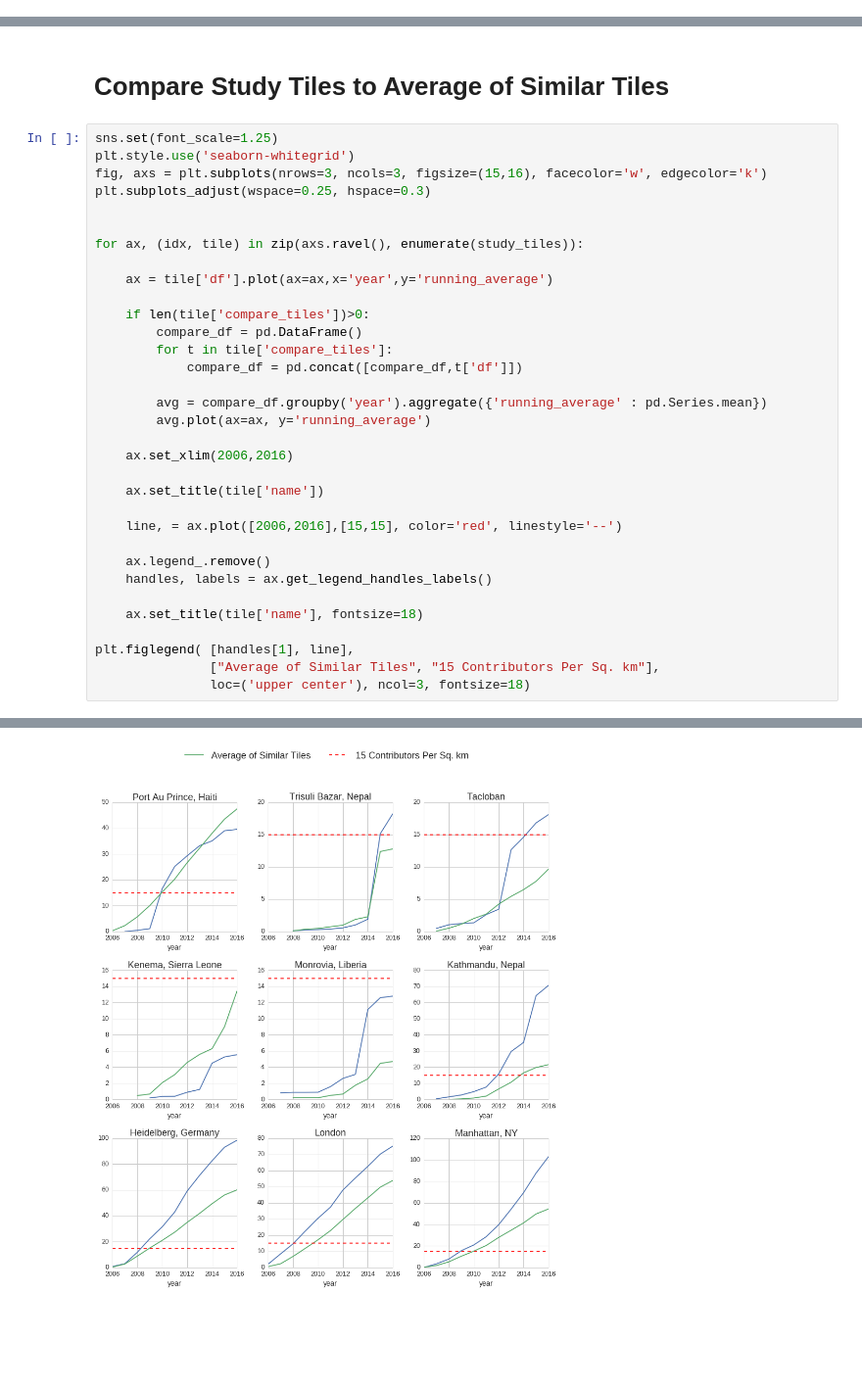
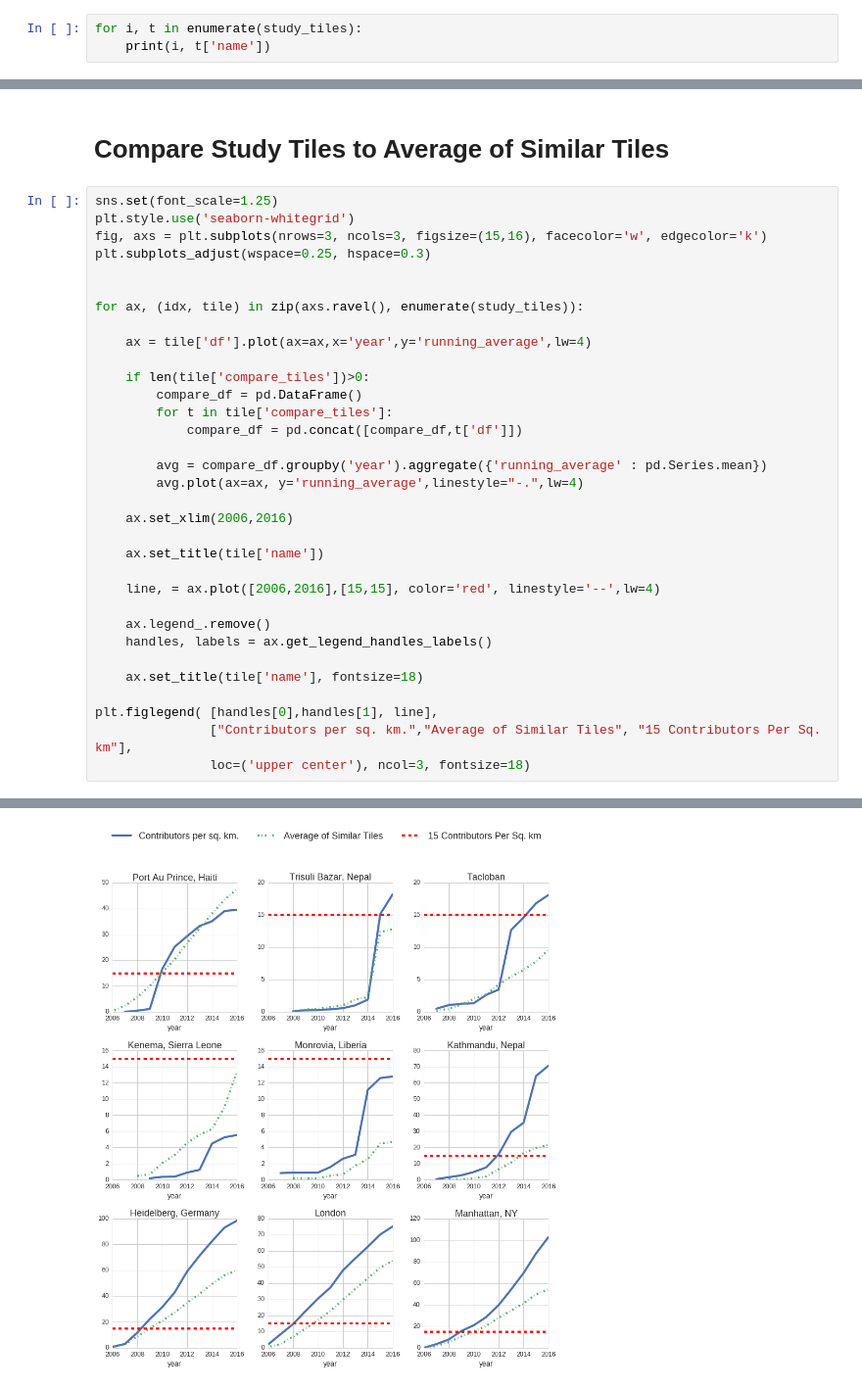
Before and after one commit to jenningsanderson/contributor-centric-qa, a Jupyter notebook: Metric 1 - Contributor Density Per Sq Km.ipynb, the cells around one changed output, grey strips where cells are left out. Shown at 98% size. Cells and saved outputs as stored; diff of their text form; blank space fills up the shorter version.

Commit message:
adding the individual tiles

```diff
--- a/Metric 1 - Contributor Density Per Sq Km.ipynb
+++ b/Metric 1 - Contributor Density Per Sq Km.ipynb
@@ -84,3 +84,6 @@ for tile in study_tiles:
 120203320232 ............Heidelberg, Germany
 031313131103 ............London
 032010110132 ............Manhattan, NY
+# %%
+for i, t in enumerate(study_tiles):
+    print(i, t['name'])
@@ -221,36 +234,36 @@ plt.suptitle("Compare Tiles for {0}".format(study_tiles[study_tile_idx]['name'])
 # %%
 sns.set(font_scale=1.25)
 plt.style.use('seaborn-whitegrid')
 fig, axs = plt.subplots(nrows=3, ncols=3, figsize=(15,16), facecolor='w', edgecolor='k')
 plt.subplots_adjust(wspace=0.25, hspace=0.3)
 
 
 for ax, (idx, tile) in zip(axs.ravel(), enumerate(study_tiles)):
 
-    ax = tile['df'].plot(ax=ax,x='year',y='running_average')
+    ax = tile['df'].plot(ax=ax,x='year',y='running_average',lw=4)
 
     if len(tile['compare_tiles'])>0:
         compare_df = pd.DataFrame()
         for t in tile['compare_tiles']:
             compare_df = pd.concat([compare_df,t['df']])
 
         avg = compare_df.groupby('year').aggregate({'running_average' : pd.Series.mean})
-        avg.plot(ax=ax, y='running_average')
+        avg.plot(ax=ax, y='running_average',linestyle="-.",lw=4)
 
     ax.set_xlim(2006,2016)
 
     ax.set_title(tile['name'])
 
-    line, = ax.plot([2006,2016],[15,15], color='red', linestyle='--')
+    line, = ax.plot([2006,2016],[15,15], color='red', linestyle='--',lw=4)
 
     ax.legend_.remove()
     handles, labels = ax.get_legend_handles_labels()
 
     ax.set_title(tile['name'], fontsize=18)
 
-plt.figlegend( [handles[1], line],
-               ["Average of Similar Tiles", "15 Contributors Per Sq. km"],
+plt.figlegend( [handles[0],handles[1], line],
+               ["Contributors per sq. km.","Average of Similar Tiles", "15 Contributors Per Sq. km"],
                loc=('upper center'), ncol=3, fontsize=18)
 # %% [output]
 <matplotlib.legend.Legend at 0x...>
-[figure, old version]
+[figure, new version]
```
Also changed, not shown: parts of 5 cells of this notebook, 3 other files.
